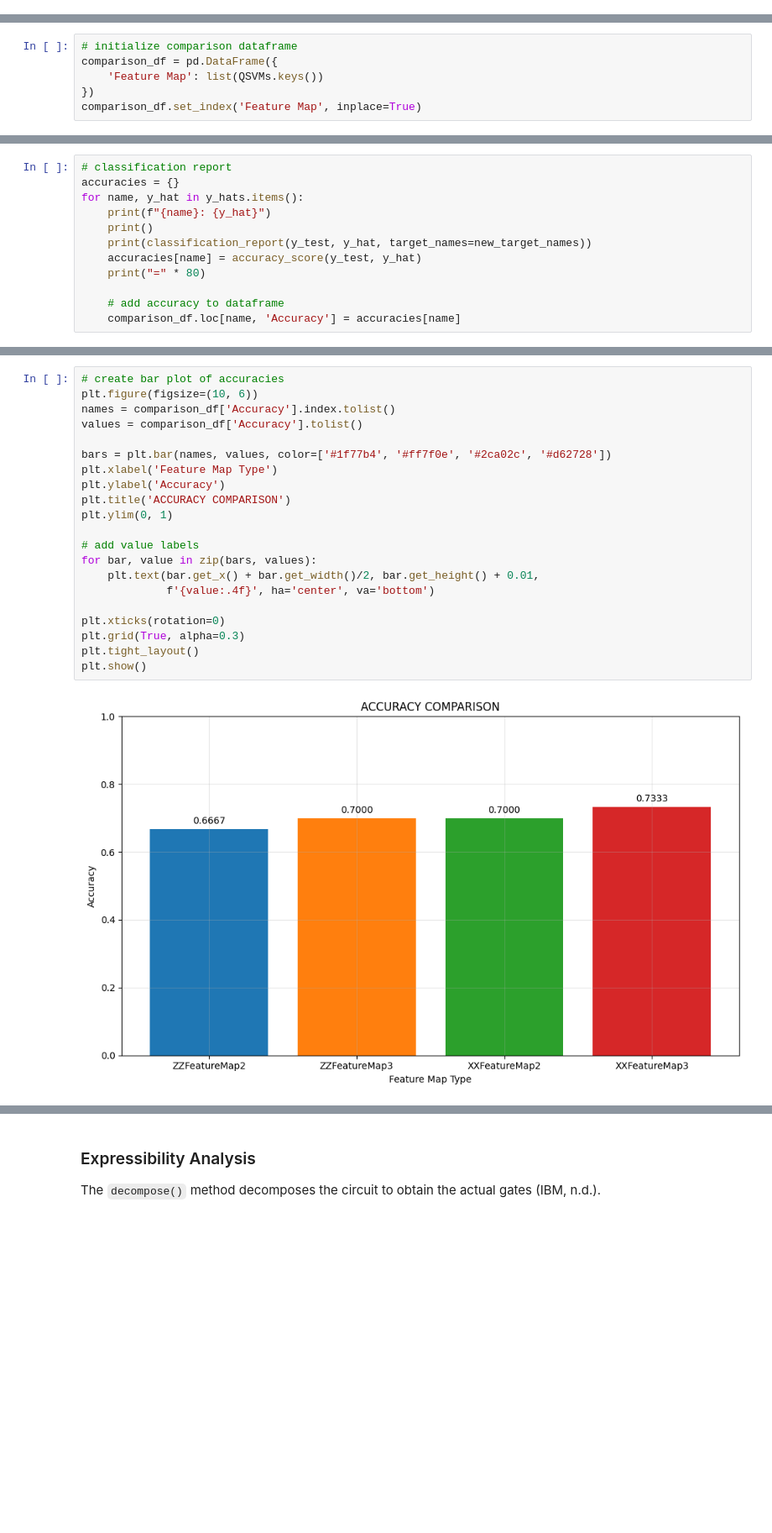
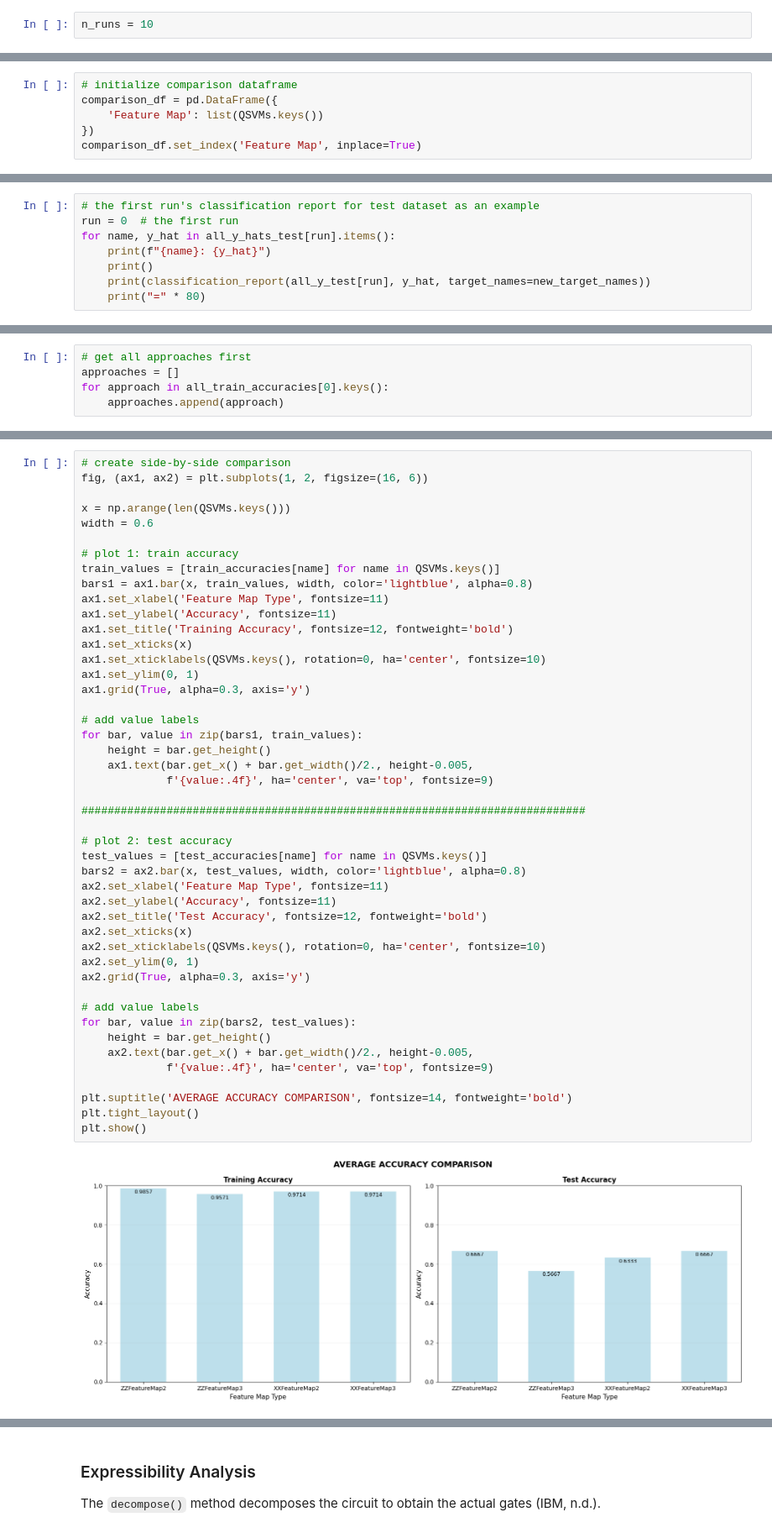
Before and after one commit to lawun330/QOSF-mentorship-screening-tasks, a Jupyter notebook: QSVM.ipynb, the cells around one changed output, grey strips where cells are left out. Shown at 84% size. Drawn from its saved outputs; the diff is of its cells as text; blank space fills up the shorter version.

```diff
--- a/QSVM.ipynb
+++ b/QSVM.ipynb
@@ -94,3 +96,5 @@ After filtering:
+# %%
+n_runs = 10
 # %% [markdown]
 ## Preprocessing Dataset
 
@@ -410,13 +580,9 @@ comparison_df.set_index('Feature Map', inplace=True)
 # %%
-# classification report
-accuracies = {}
-for name, y_hat in y_hats.items():
+# the first run's classification report for test dataset as an example
+run = 0  # the first run
+for name, y_hat in all_y_hats_test[run].items():
     print(f"{name}: {y_hat}")
     print()
-    print(classification_report(y_test, y_hat, target_names=new_target_names))
-    accuracies[name] = accuracy_score(y_test, y_hat)
+    print(classification_report(all_y_test[run], y_hat, target_names=new_target_names))
     print("=" * 80)
-
-    # add accuracy to dataframe
-    comparison_df.loc[name, 'Accuracy'] = accuracies[name]
 # %% [output]
@@ -439,0 +612,5 @@ weighted avg       0.76      0.73      0.73        30
+# %%
+# get all approaches first
+approaches = []
+for approach in all_train_accuracies[0].keys():
+    approaches.append(approach)
@@ -440,26 +644,51 @@ weighted avg       0.76      0.73      0.73        30
 # %%
-# create bar plot of accuracies
-plt.figure(figsize=(10, 6))
-names = comparison_df['Accuracy'].index.tolist()
-values = comparison_df['Accuracy'].tolist()
+# create side-by-side comparison
+fig, (ax1, ax2) = plt.subplots(1, 2, figsize=(16, 6))
 
-bars = plt.bar(names, values, color=['#1f77b4', '#ff7f0e', '#2ca02c', '#d62728'])
-plt.xlabel('Feature Map Type')
-plt.ylabel('Accuracy')
-plt.title('ACCURACY COMPARISON')
-plt.ylim(0, 1)
+x = np.arange(len(QSVMs.keys()))
+width = 0.6
+
+# plot 1: train accuracy
+train_values = [train_accuracies[name] for name in QSVMs.keys()]
+bars1 = ax1.bar(x, train_values, width, color='lightblue', alpha=0.8)
+ax1.set_xlabel('Feature Map Type', fontsize=11)
+ax1.set_ylabel('Accuracy', fontsize=11)
+ax1.set_title('Training Accuracy', fontsize=12, fontweight='bold')
+ax1.set_xticks(x)
+ax1.set_xticklabels(QSVMs.keys(), rotation=0, ha='center', fontsize=10)
+ax1.set_ylim(0, 1)
+ax1.grid(True, alpha=0.3, axis='y')
 
 # add value labels
-for bar, value in zip(bars, values):
-    plt.text(bar.get_x() + bar.get_width()/2, bar.get_height() + 0.01,
-             f'{value:.4f}', ha='center', va='bottom')
+for bar, value in zip(bars1, train_values):
+    height = bar.get_height()
+    ax1.text(bar.get_x() + bar.get_width()/2., height-0.005,
+             f'{value:.4f}', ha='center', va='top', fontsize=9)
 
-plt.xticks(rotation=0)
-plt.grid(True, alpha=0.3)
+#############################################################################
+
+# plot 2: test accuracy
+test_values = [test_accuracies[name] for name in QSVMs.keys()]
+bars2 = ax2.bar(x, test_values, width, color='lightblue', alpha=0.8)
+ax2.set_xlabel('Feature Map Type', fontsize=11)
+ax2.set_ylabel('Accuracy', fontsize=11)
+ax2.set_title('Test Accuracy', fontsize=12, fontweight='bold')
+ax2.set_xticks(x)
+ax2.set_xticklabels(QSVMs.keys(), rotation=0, ha='center', fontsize=10)
+ax2.set_ylim(0, 1)
+ax2.grid(True, alpha=0.3, axis='y')
+
+# add value labels
+for bar, value in zip(bars2, test_values):
+    height = bar.get_height()
+    ax2.text(bar.get_x() + bar.get_width()/2., height-0.005,
+             f'{value:.4f}', ha='center', va='top', fontsize=9)
+
+plt.suptitle('AVERAGE ACCURACY COMPARISON', fontsize=14, fontweight='bold')
 plt.tight_layout()
 plt.show()
 # %% [output]
-[figure, old version]
+[figure, new version]
 # %% [markdown]
 ### Hinge Loss
 
```
Also changed, not shown: parts of 25 cells of this notebook.
